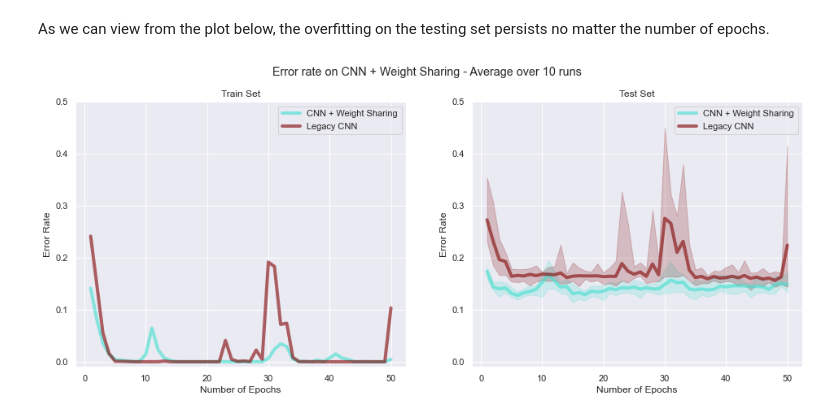
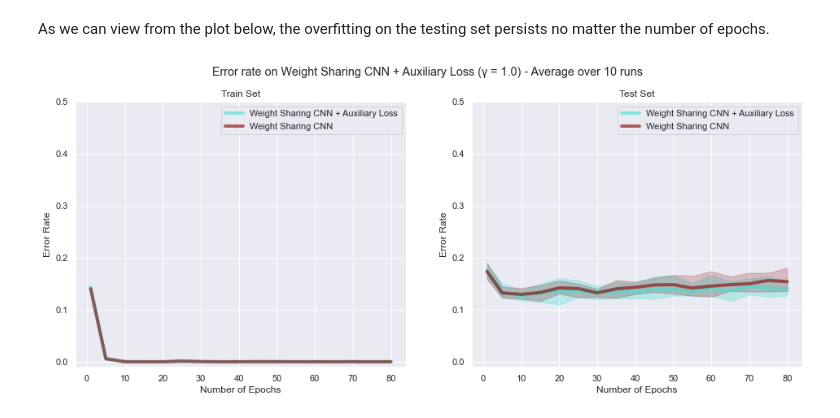
Before and after one commit to Joao-Quinta/Deep_learning_project, a Jupyter notebook: project1/main_stable_backup.ipynb, the cells around one changed output. Saved outputs shown, nothing was run; the diff lists cells and outputs as text; code cells hidden in the pictures.

```diff
--- a/project1/main_stable_backup.ipynb
+++ b/project1/main_stable_backup.ipynb
@@ -4,11 +4,14 @@ from torch import nn
 from torch.nn import functional as F
 import matplotlib.pyplot as plt
 import dlc_practical_prologue2 as prologue
+import seaborn as sns
+sns.set()
 
-# device = torch.device('cuda' if torch.cuda.is_available() else 'cpu')
-device = torch.device('cpu')
+device = torch.device('cuda' if torch.cuda.is_available() else 'cpu')
+# device = torch.device('cpu')
 print('Libraries Imported')
 print('Cuda Device Found? ', torch.cuda.is_available())
+
 if torch.cuda.is_available == True:
     print('Type of Cuda Device:', torch.cuda.get_device_name(device))
 # %% [output]
@@ -27,3 +30,5 @@ train_classes = sets[2]
 test_set = sets[3]
 test_target = sets[4]
 test_classes = sets[5]
+
+one_hot_classes = F.one_hot(train_classes, num_classes = 10).float()
@@ -57,0 +54,7 @@ Function to train the model by moving it through the given mini batch size and u
+# %%
+train_set, test_set = train_set.to(device), test_set.to(device)
+train_target, test_target = train_target.to(device), test_target.to(device)
+train_classes, test_classes = train_classes.to(device), test_classes.to(device)
+one_hot_classes = one_hot_classes.to(device)
+
+print('Train Set in cuda device?', train_set.is_cuda)
@@ -97,12 +124,10 @@ def compute_nb_errors(model, input, target, mini_batch_size):
     nb_errors = 0
     with torch.no_grad():
         for b in range(0, input.size(0), mini_batch_size):
-            # output, _ = model(input.narrow(0, b, mini_batch_size))
-            # output_sigmoid = torch.sigmoid(output)
-            # errors = torch.where(torch.round(output_sigmoid) != target.narrow(0, b, mini_batch_size))
 
             ### When we apply sigmoid inside the model
-            output = model(input.narrow(0, b, mini_batch_size))
+            # output = model(input.narrow(0, b, mini_batch_size))
+            output, _ = model(input.narrow(0, b, mini_batch_size))
             output_sigmoid = torch.sigmoid(output)
             # print('final output', output)
             errors = torch.where(torch.round(output_sigmoid) != target.narrow(0, b, mini_batch_size))
@@ -371,24 +318,24 @@ As we can view from the plot below, the overfitting on the testing set persists
 # %%
 import seaborn as sns
 sns.set()
 
 fig, axs = plt.subplots(1, 2, figsize=(16, 6))
-fig.suptitle('Error rate on CNN + Weight Sharing - Average over 10 runs')
+fig.suptitle('Error rate on Weight Sharing CNN + Auxiliary Loss (\u03B3 = 1.0) - Average over 10 runs')
 axs[0].set_title("Train Set")
-axs[0].plot(all_epochs, all_errors_cnn_train, alpha=0.6, linewidth=4, color='turquoise', label='CNN + Weight Sharing')
-axs[0].plot(all_epochs, all_errors_mlp_train, alpha=0.6, linewidth=4, color='maroon', label='Legacy CNN')
+axs[0].plot(all_epochs, all_errors_cnn_train, alpha=0.6, linewidth=4, color='turquoise', label='Weight Sharing CNN + Auxiliary Loss')
+axs[0].plot(all_epochs, all_errors_mlp_train, alpha=0.6, linewidth=4, color='maroon', label='Weight Sharing CNN')
 axs[0].legend(loc='upper right')
 
 axs[1].set
 axs[1].set_title("Test Set")
-axs[1].plot(all_epochs, all_errors_cnn, alpha=0.6, linewidth=4, color='turquoise', label='CNN + Weight Sharing')
-axs[1].plot(all_epochs, all_errors_mlp, alpha=0.6, linewidth=4, color='maroon', label='Legacy CNN')
-axs[1].fill_between(all_epochs, test_max_cnn, test_min_cnn, color='turquoise', alpha = 0.2)
+axs[1].plot(all_epochs, all_errors_cnn, alpha=0.6, linewidth=4, color='turquoise', label='Weight Sharing CNN + Auxiliary Loss')
+axs[1].plot(all_epochs, all_errors_mlp, alpha=0.6, linewidth=4, color='maroon', label='Weight Sharing CNN')
+axs[1].fill_between(all_epochs, test_max_cnn, test_min_cnn, color='turquoise', alpha = 0.3)
 axs[1].fill_between(all_epochs, test_max_mlp, test_min_mlp, color='maroon', alpha = 0.2)
 axs[1].legend(loc='upper right')
 
 for ax in axs.flat:
     ax.set(xlabel='Number of Epochs', ylabel='Error Rate', ylim=(-0.01, 0.5))
 plt.show()
 # %% [output]
-[figure, old version]
+[figure, new version]
```
Also changed, not shown: parts of 18 cells of this notebook, 6 other files.
